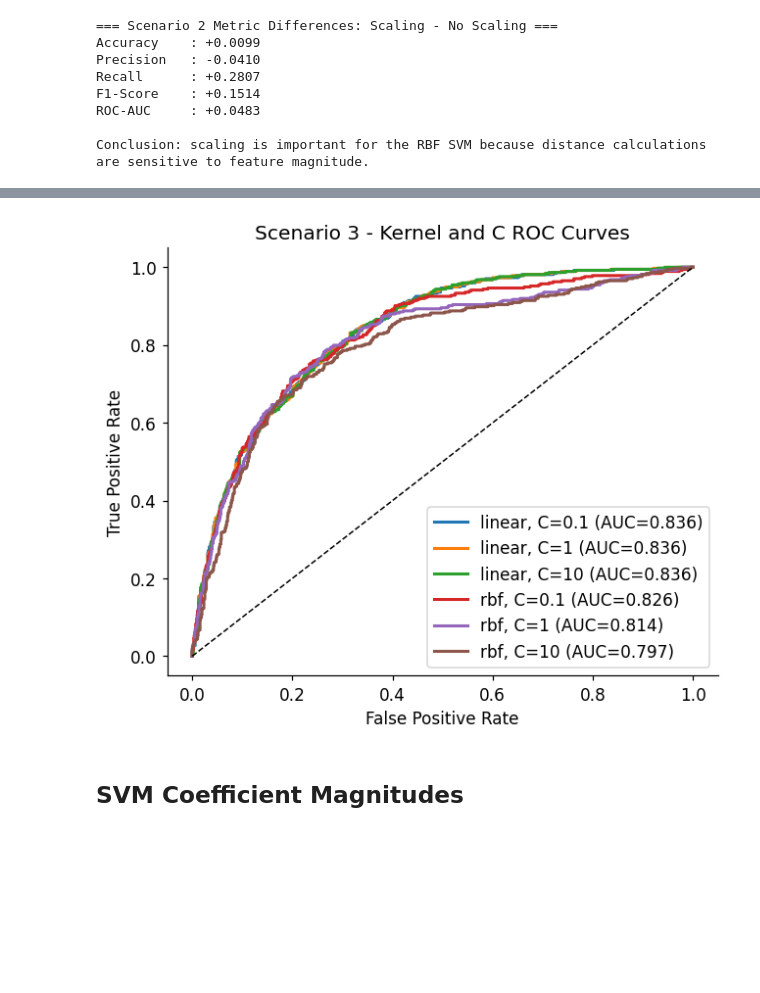
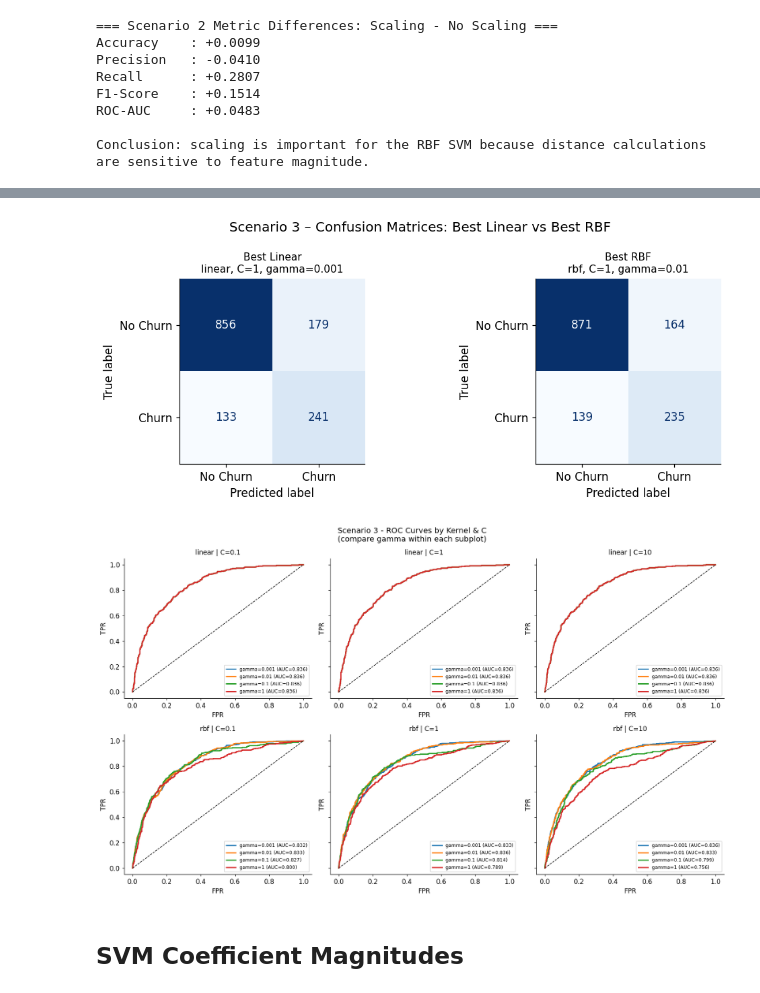
Before and after one commit to lemodoescoding/fp-ml-2026, a Jupyter notebook: svm.ipynb, the cells around one changed output, grey strips where cells are left out. Drawn from its saved outputs; the diff is of its cells as text; code cells hidden in the pictures; blank space fills up the shorter version.

Commit message:
add gamma comparison

```diff
--- a/svm.ipynb
+++ b/svm.ipynb
@@ -659,23 +690,61 @@ plt.show()
+# %%
+best_linear_label, best_linear_result = best_linear
+best_rbf_label,    best_rbf_result    = best_rbf
+
+fig, axes = plt.subplots(1, 2, figsize=(10, 4))
+
+for ax, (label, result) in zip(
+    axes,
+    [
+        (f"Best Linear\n{best_linear_label}", best_linear_result),
+        (f"Best RBF\n{best_rbf_label}",       best_rbf_result),
+    ],
+):
+    matrix = confusion_matrix(y_test, result["y_pred"])
+    display = ConfusionMatrixDisplay(
+        confusion_matrix=matrix,
+        display_labels=["No Churn", "Churn"],
+    )
+    display.plot(ax=ax, cmap="Blues", colorbar=False, values_format="d")
+    ax.set_title(label, fontsize=10)
+
+plt.suptitle(
+    "Scenario 3 – Confusion Matrices: Best Linear vs Best RBF",
+    fontsize=13,
+)
+plt.tight_layout()
+plt.show()
+# %% [output]
+[figure, added]
 # %%
-scenario_3_roc = {}
+fig, axes = plt.subplots(2, 3, figsize=(15, 9), sharey=True)
 
-for label, result in scenario_3_results.items():
-    false_positive_rate, true_positive_rate, _ = roc_curve(
-        y_test,
-        result["y_score"],
-    )
-    scenario_3_roc[label] = (
-        false_positive_rate,
-        true_positive_rate,
-        result["metrics"]["ROC-AUC"],
-    )
+for ax, (kernel, c_val) in zip(
+    axes.flatten(),
+    [(k, c) for k in ["linear", "rbf"] for c in [0.1, 1, 10]],
+):
+    for label, result in scenario_3_results.items():
+        if not (label.startswith(kernel) and f"C={c_val}," in label):
+            continue
+        gamma_str = label.split(", ")[2]  # 'gamma=0.001'
+        fpr, tpr, _ = roc_curve(y_test, result["y_score"])
+        auc = result["metrics"]["ROC-AUC"]
+        ax.plot(fpr, tpr, linewidth=2, label=f"{gamma_str} (AUC={auc:.3f})")
 
-plot_roc(
-    scenario_3_roc,
-    "Scenario 3 - Kernel and C ROC Curves",
+    ax.plot([0, 1], [0, 1], "k--", linewidth=1)
+    ax.set_title(f"{kernel} | C={c_val}", fontsize=11)
+    ax.set_xlabel("FPR")
+    ax.set_ylabel("TPR")
+    ax.legend(loc="lower right", fontsize=8)
+
+plt.suptitle(
+    "Scenario 3 - ROC Curves by Kernel & C\n(compare gamma within each subplot)",
+    fontsize=13,
 )
+plt.tight_layout()
+plt.show()
 # %% [output]
-[figure, old version]
+[figure, new version]
 # %% [markdown]
 ## SVM Coefficient Magnitudes
 # %%
```
Also changed, not shown: parts of 11 cells of this notebook, 1 other file.
